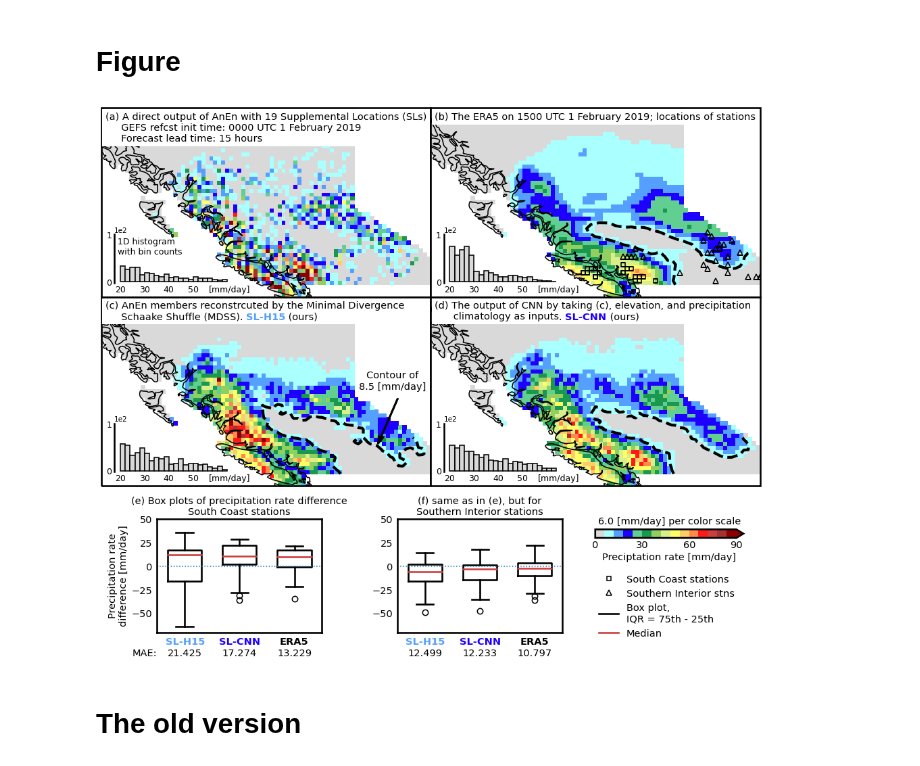
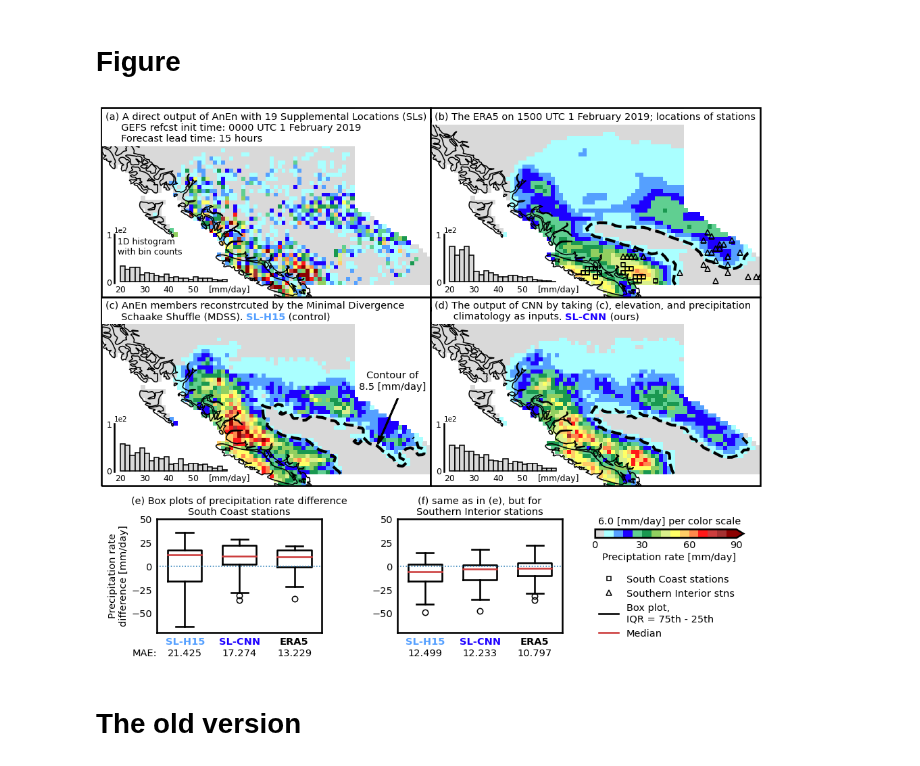
Before and after one commit to yingkaisha/rainbow, a Jupyter notebook: publish/PLOT_AnEn_example_output.ipynb, the cells around one changed output. Saved outputs shown, nothing was run; the diff lists cells and outputs as text; code cells hidden in the pictures.

Commit message:
fixing example figure text.

```diff
--- a/publish/PLOT_AnEn_example_output.ipynb
+++ b/publish/PLOT_AnEn_example_output.ipynb
@@ -220,11 +220,12 @@ for n, ax in enumerate(AX):
                                      fontsize=14, transform=ax.transAxes, zorder=3))
 handle_subtext = []
 handle_subtext += gu.string_partial_format(fig, ax3, 0.44, 0.9185, 'left', 'top',
-                                           ['SL-H15', ' (ours)'], [cyan, 'k'], [14,]*2,  ['bold', 'normal'])
+                                           ['SL-H15', ' (control)'], [cyan, 'k'], [14,]*2,  ['bold', 'normal'])
 
 # handle_subtext += gu.string_partial_format(fig, ax3, 0.0125, 0.8575, 'left', 'top',
 #                                            ['     ', 'SL-H15', ', a control based on Hamill et al. (2015)'],
 #                                            ['k', cyan, 'k'], [14,]*3,  ['normal', 'bold', 'normal'])
+
 handle_subtext += gu.string_partial_format(fig, ax4, 0.39, 0.9185, 'left', 'top',
                                            ['. ', 'SL-CNN', ' (ours)'],
                                            ['k', blue, 'k'], [14,]*3,  ['normal', 'bold', 'normal'])
@@ -344,34 +345,34 @@ CBar = plt.colorbar(CS, orientation='horizontal', ticks=[0, 30, 60, 90], extend=
 CBar.ax.tick_params(axis='x', labelsize=14, direction='in', length=0)
 CBar.set_label('Preciptation rate [mm/day]', fontsize=14)
 CBar.outline.set_linewidth(2.5)
 
 ax_w2 = fig.add_axes([0.775-padx, 0.244+0.03-pady, 0.225, 0.0225])
 ax_w2.set_axis_off()
 ax_w2.text(0.5, 1, '6.0 [mm/day] per color scale', fontsize=14,
            ha='center', va='top', transform=ax_w2.transAxes);
 
 ax_lg = fig.add_axes([0.75-padx, 0.075-pady, 0.25, 0.135])
 ax_lg.set_axis_off()
 LG = ax_lg.legend([handle_sw[0], handle_si[0],
                    handle_boxp["boxes"][0], handle_boxp["medians"][0]],
                   ["South Coast stations",
                    'Southern Interior stns',
                    'Box plot,\nIQR = 75th - 25th',
                    'Median'], bbox_to_anchor=(1, 1), ncol=1, prop={'size':14})
 
 LG.get_frame().set_facecolor('white')
 LG.get_frame().set_edgecolor('k')
 LG.get_frame().set_linewidth(0)
 
 ax_w1 = fig.add_axes([0.025, 2/3+0.075, 0.1, 0.03])
 ax_w1.set_axis_off()
 ax_w1.text(0, 1, '1D histogram\nwith bin counts', fontsize=12, ha='left', va='top', transform=ax_w1.transAxes);
 
 if need_publish:
     # Save figure
     fig.savefig(fig_dir+'AnEn_example.png', format='png', **fig_keys)
 # %% [output]
-[figure, old version]
+[figure, new version]
 # %% [markdown]
 # The old version
 # %%
```
